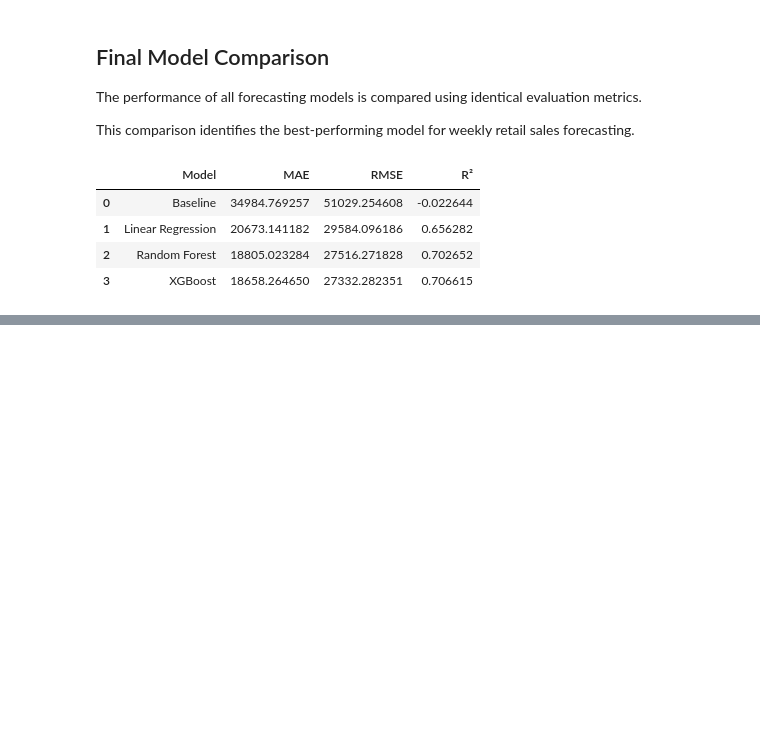
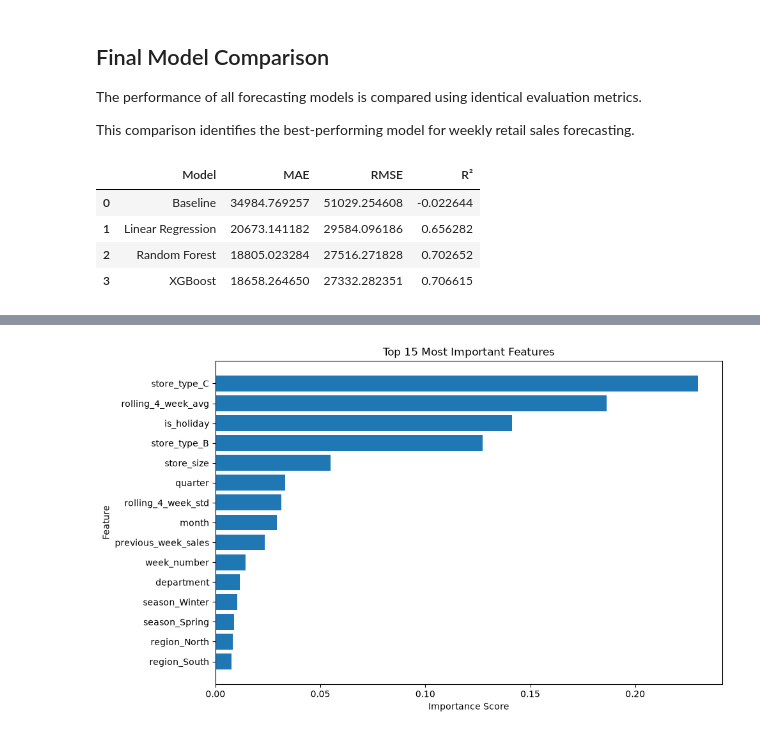
Before and after one commit to DevashishVidhate/Retail-Supply-Chain-Analytics, a Jupyter notebook: notebooks/02_sales_forecasting_models.ipynb, the cells around one changed output, grey strips where cells are left out. Drawn from its saved outputs; the diff is of its cells as text; code cells hidden in the pictures; blank space fills up the shorter version.

Commit message:
Complete model evaluation and feature importance analysis

```diff
--- a/notebooks/02_sales_forecasting_models.ipynb
+++ b/notebooks/02_sales_forecasting_models.ipynb
@@ -824,0 +833,16 @@ comparison
+# %%
+# =====================================================
+# EXTRACT FEATURE IMPORTANCE
+# =====================================================
+
+feature_importance = pd.DataFrame({
+    "Feature": X_train.columns,
+    "Importance": xgb_model.feature_importances_
+})
+
+feature_importance = feature_importance.sort_values(
+    by="Importance",
+    ascending=False
+)
+
+display(feature_importance.head(15))
@@ -824,0 +872,20 @@ comparison
+# %%
+# =====================================================
+# TOP 15 FEATURE IMPORTANCE
+# =====================================================
+
+plt.figure(figsize=(10,6))
+
+plt.barh(
+    feature_importance["Feature"].head(15)[::-1],
+    feature_importance["Importance"].head(15)[::-1]
+)
+
+plt.title("Top 15 Most Important Features")
+plt.xlabel("Importance Score")
+plt.ylabel("Feature")
+
+plt.tight_layout()
+plt.show()
+# %% [output]
+[figure, added]
```
Also changed, not shown: parts of 24 cells of this notebook.
